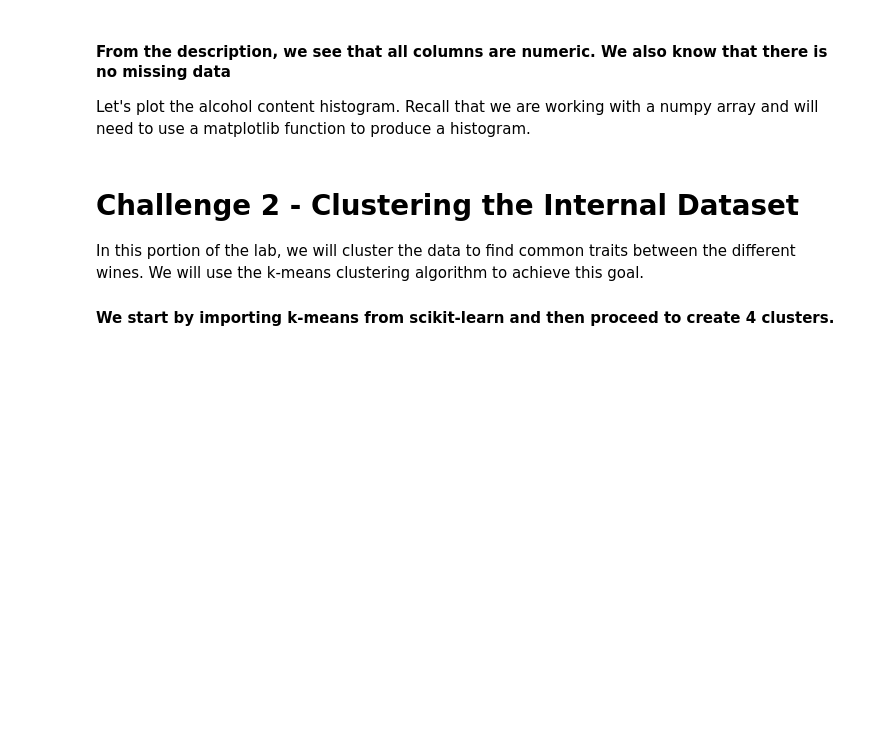
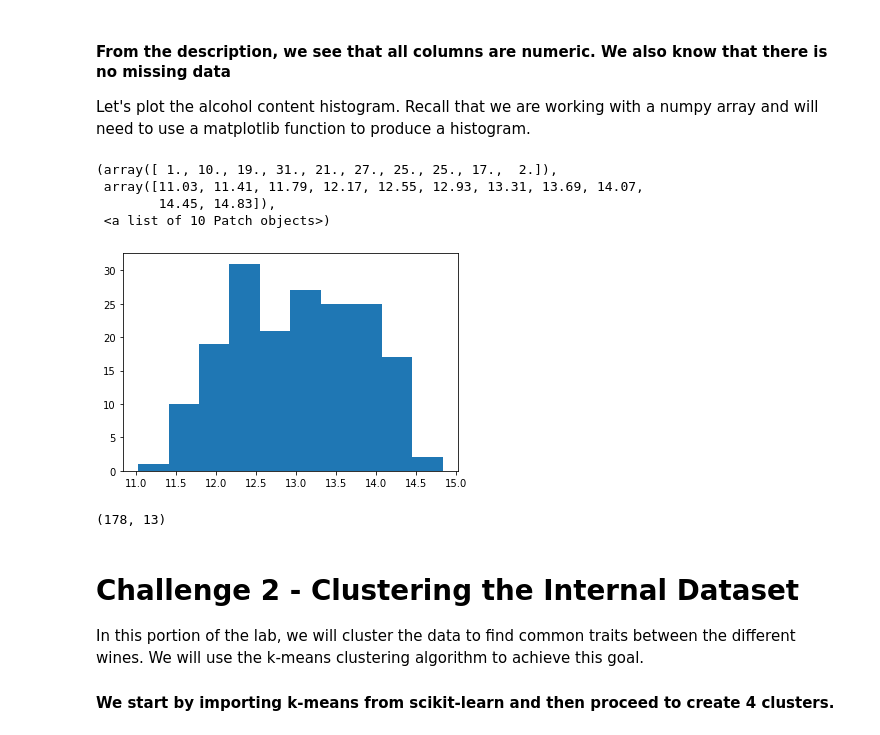
Before and after one commit to ironhack-datalabs/dataV2-labs, a Jupyter notebook: module-3/Unsupervised-Sklearn/your-code/main.ipynb, the cells around one changed output. Saved outputs shown, nothing was run; the diff lists cells and outputs as text; code cells hidden in the pictures; blank space fills up the shorter version.

```diff
--- a/module-3/Unsupervised-Sklearn/your-code/main.ipynb
+++ b/module-3/Unsupervised-Sklearn/your-code/main.ipynb
@@ -17,6 +24,7 @@ from sklearn.datasets import load_wine
 In the cell below, use the `load_wine` function and assign the wine dataset to a variable called `wine`.
 # %%
 # Your code here:
+wine = load_wine()
 # %% [markdown]
 In the next step, list the keys of the variable `wine` to examine its contents. Note that the `load_wine` function does not return dataframes. It returns you a Python dictionary.
 # %%
@@ -40,5 +83,23 @@ Let's plot the alcohol content histogram. Recall that we are working with a nump
+# %%
+# imports
+#plt.hist(wine)
+plt.hist(wine.data[:,0])
+
+
+# The colon indicates you're selecting "all" for the specific axis (which is the first axis,
+# the "rows" in this case) and the 0 indicates you want the first element for all the rows
+# - that is the first column
+# %% [output]
+(array([ 1., 10., 19., 31., 21., 27., 25., 25., 17.,  2.]),
+ array([11.03, 11.41, 11.79, 12.17, 12.55, 12.93, 13.31, 13.69, 14.07,
+        14.45, 14.83]),
+ <a list of 10 Patch objects>)
+[figure, added]
 # %%
 # Your code here:
+wine.data.shape
+# %% [output]
+(178, 13)
 # %% [markdown]
 # Challenge 2 - Clustering the Internal Dataset
 
```
Also changed, not shown: parts of 48 cells of this notebook, 4 other files.
